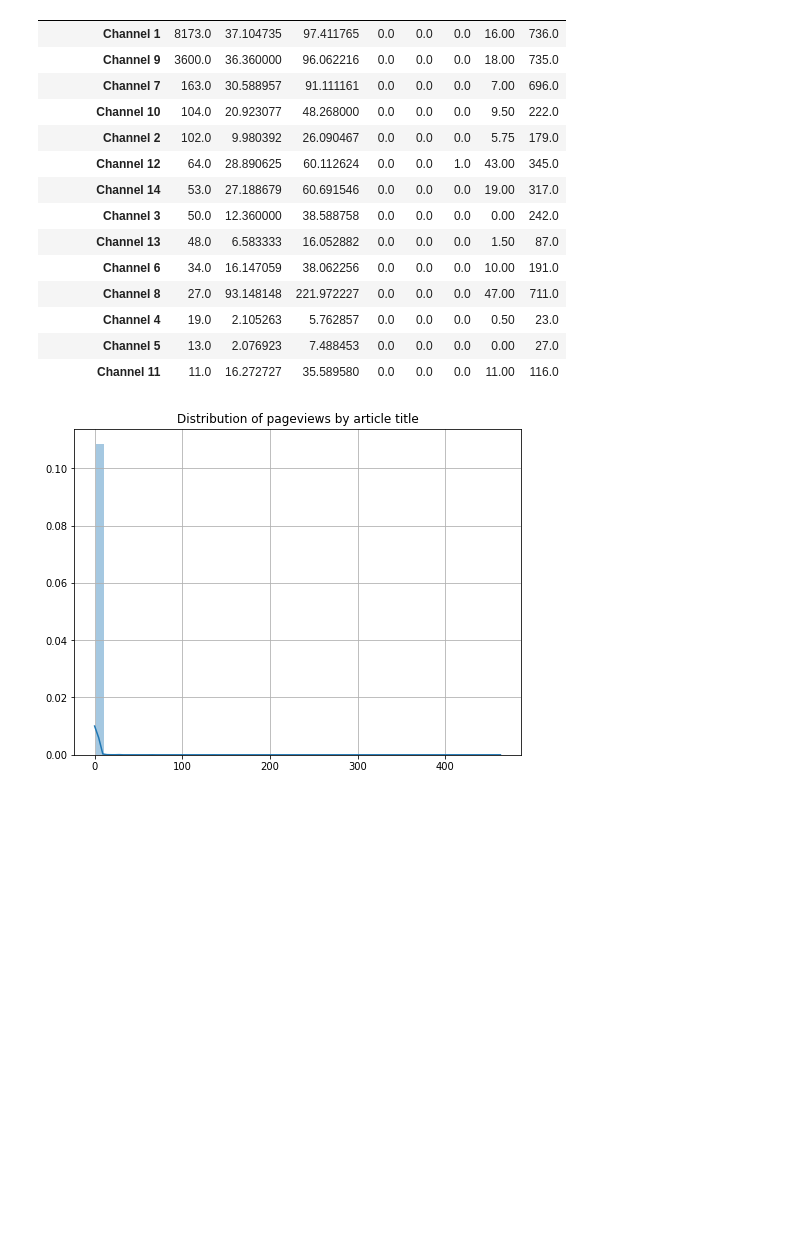
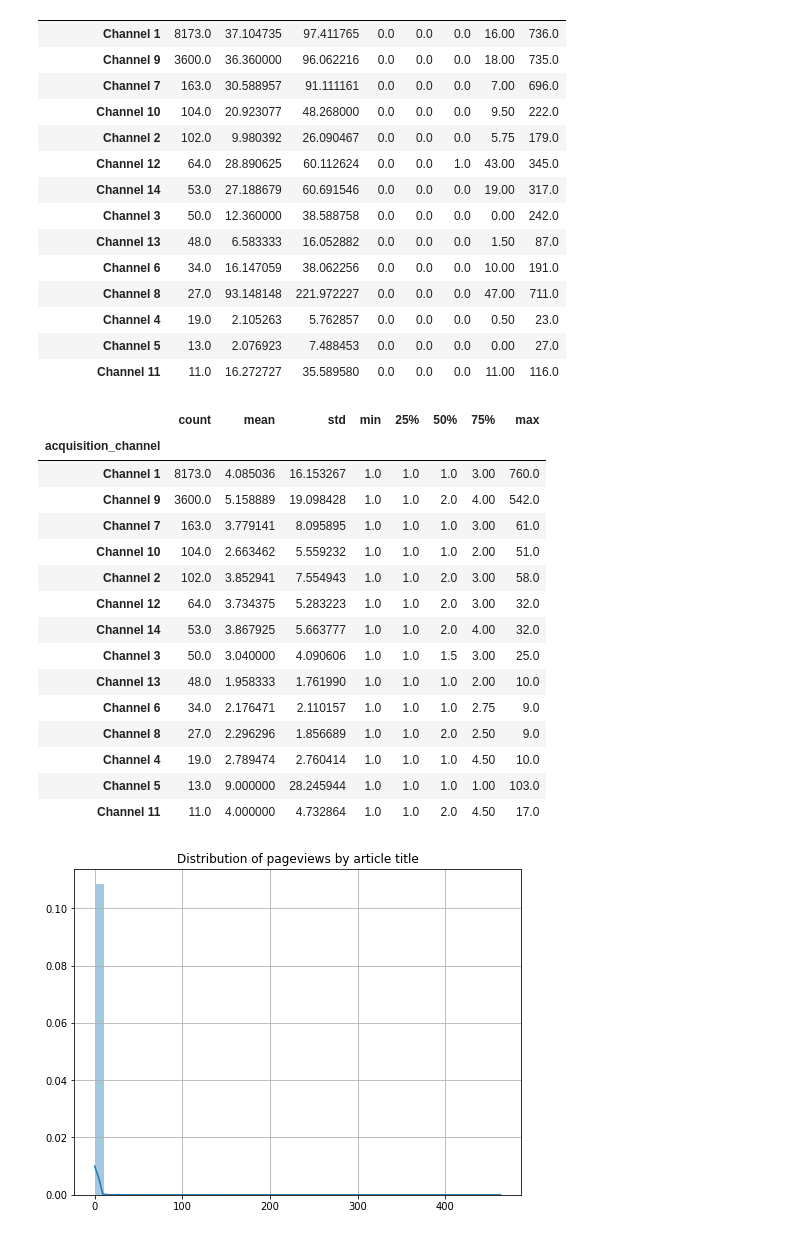
Before and after one commit to bethanymbaker/arch, a Jupyter notebook: notebooks/Crunchbase Challenge.ipynb, the cells around one changed output. Cells and saved outputs as stored; diff of their text form; code cells hidden in the pictures; blank space fills up the shorter version.

```diff
--- a/notebooks/Crunchbase Challenge.ipynb
+++ b/notebooks/Crunchbase Challenge.ipynb
@@ -119,4 +129,25 @@ pageviews[['user_id', 'acquisition_channel', 'customer_lifetime']].drop_duplicat
 | Channel 4 | 19.0 | 2.105263 | 5.762857 | 0.0 | 0.0 | 0.0 | 0.50 | 23.0 |
 | Channel 5 | 13.0 | 2.076923 | 7.488453 | 0.0 | 0.0 | 0.0 | 0.00 | 27.0 |
 | Channel 11 | 11.0 | 16.272727 | 35.589580 | 0.0 | 0.0 | 0.0 | 11.00 | 116.0 |
+# %%
+# Examine effect of marketing chanel on total pageviews per customer
+pageviews[['user_id', 'acquisition_channel', 'total_pageviews']].drop_duplicates() \
+    .groupby('acquisition_channel').total_pageviews.describe().sort_values('count', ascending=False)
+# %% [output]
+|  | count | mean | std | min | 25% | 50% | 75% | max |
+| acquisition_channel |  |  |  |  |  |  |  |  |
+| Channel 1 | 8173.0 | 4.085036 | 16.153267 | 1.0 | 1.0 | 1.0 | 3.00 | 760.0 |
+| Channel 9 | 3600.0 | 5.158889 | 19.098428 | 1.0 | 1.0 | 2.0 | 4.00 | 542.0 |
+| Channel 7 | 163.0 | 3.779141 | 8.095895 | 1.0 | 1.0 | 1.0 | 3.00 | 61.0 |
+| Channel 10 | 104.0 | 2.663462 | 5.559232 | 1.0 | 1.0 | 1.0 | 2.00 | 51.0 |
+| Channel 2 | 102.0 | 3.852941 | 7.554943 | 1.0 | 1.0 | 2.0 | 3.00 | 58.0 |
+| Channel 12 | 64.0 | 3.734375 | 5.283223 | 1.0 | 1.0 | 2.0 | 3.00 | 32.0 |
+| Channel 14 | 53.0 | 3.867925 | 5.663777 | 1.0 | 1.0 | 2.0 | 4.00 | 32.0 |
+| Channel 3 | 50.0 | 3.040000 | 4.090606 | 1.0 | 1.0 | 1.5 | 3.00 | 25.0 |
+| Channel 13 | 48.0 | 1.958333 | 1.761990 | 1.0 | 1.0 | 1.0 | 2.00 | 10.0 |
+| Channel 6 | 34.0 | 2.176471 | 2.110157 | 1.0 | 1.0 | 1.0 | 2.75 | 9.0 |
+| Channel 8 | 27.0 | 2.296296 | 1.856689 | 1.0 | 1.0 | 2.0 | 2.50 | 9.0 |
+| Channel 4 | 19.0 | 2.789474 | 2.760414 | 1.0 | 1.0 | 1.0 | 4.50 | 10.0 |
+| Channel 5 | 13.0 | 9.000000 | 28.245944 | 1.0 | 1.0 | 1.0 | 1.00 | 103.0 |
+| Channel 11 | 11.0 | 4.000000 | 4.732864 | 1.0 | 1.0 | 2.0 | 4.50 | 17.0 |
 # %%
```
Also changed, not shown: parts of 8 cells of this notebook.
